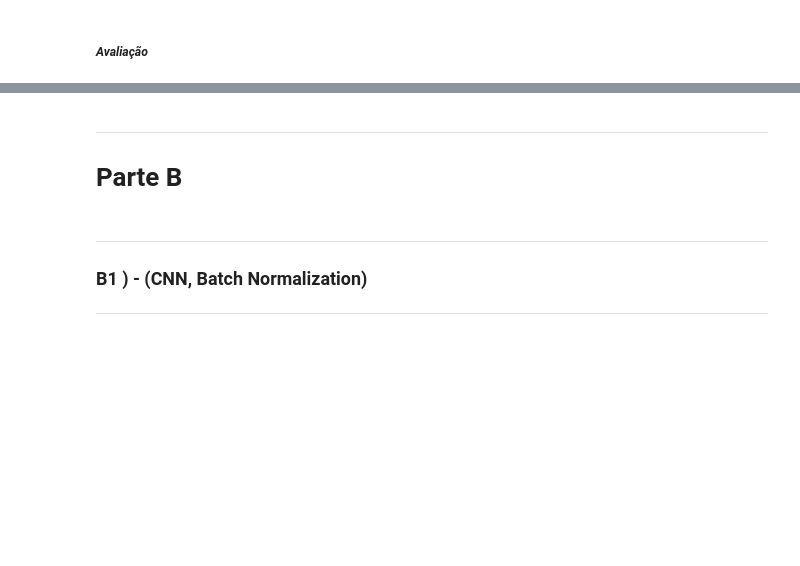
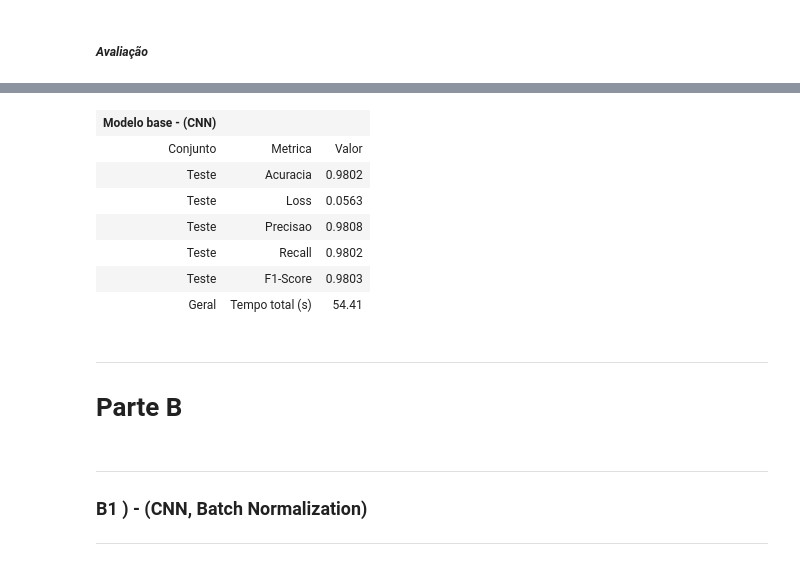
Before and after one commit to OfAndreS/StudyMachineLearning, a Jupyter notebook: Project_A2/a2.ipynb, the cells around one changed output, grey strips where cells are left out. Cells and saved outputs as stored; diff of their text form; code cells hidden in the pictures; blank space fills up the shorter version.

Commit message:
chore(a2): Nova versão da função para plotagem de tabelas estilizadas

```diff
--- a/Project_A2/a2.ipynb
+++ b/Project_A2/a2.ipynb
@@ -32,6 +34,39 @@ NUM_EPOCHS = 5
 ### **Funções de plot**
 
 ---
+# %%
+def table(data: ArrayLike = None, title: str = "Tabela") -> None:
+    if data is None:
+        data = np.random.randint(0, 10, size=(5, 5))
+    else:
+        data = np.asarray(data)
+
+    if data.ndim != 2:
+        raise ValueError("O array de entrada precisa ter 2 dimensoes.")
+
+    rows, cols = data.shape
+
+    table_style = "border-collapse: collapse; margin-left: auto; margin-right: auto; text-align: center; font-size: 14px;"
+    cell_style = "border: 1px solid #ccc; padding: 6px 12px; text-align: center;"
+    header_style = f"{cell_style} font-weight: bold; text-align: center;"
+
+    rows_html = []
+    for row in data:
+        cells = "".join(f"<td style='{cell_style}'>{val}</td>" for val in row)
+        rows_html.append(f"<tr>{cells}</tr>")
+
+    body_html = "\n".join(rows_html)
+
+    html_content = f"""
+    <table style='{table_style}'>
+        <tr>
+            <th colspan='{cols}' style='{header_style}'>{title}</th>
+        </tr>
+        {body_html}
+    </table>
+    """
+
+    display(HTML(html_content))
 # %%
 def eval_table(
     model_name : str = "Model name",
@@ -457,3 +520,24 @@ eval_table(
+# %%
+input_data = np.array([
+    ["Conjunto", "Metrica", "Valor"],
+    ["Teste", "Acuracia", f"{history_model['test_acc'][-1]:.4f}"],
+    ["Teste", "Loss", f"{history_model['test_loss'][-1]:.4f}"],
+    ["Teste", "Precisao", f"{history_model['test_precision'][-1]:.4f}"],
+    ["Teste", "Recall", f"{history_model['test_recall'][-1]:.4f}"],
+    ["Teste", "F1-Score", f"{history_model['test_f1'][-1]:.4f}"],
+    ["Geral", "Tempo total (s)", f"{np.sum(history_model['exec_time']):.2f}"]
+])
+
+table(title="Modelo base - (CNN)", data=input_data)
+# %% [output]
+| Modelo base - (CNN) |  |  |
+| Conjunto | Metrica | Valor |
+| Teste | Acuracia | 0.9802 |
+| Teste | Loss | 0.0563 |
+| Teste | Precisao | 0.9808 |
+| Teste | Recall | 0.9802 |
+| Teste | F1-Score | 0.9803 |
+| Geral | Tempo total (s) | 54.41 |
 # %% [markdown]
 ---
 
```
Also changed, not shown: parts of 17 cells of this notebook.
